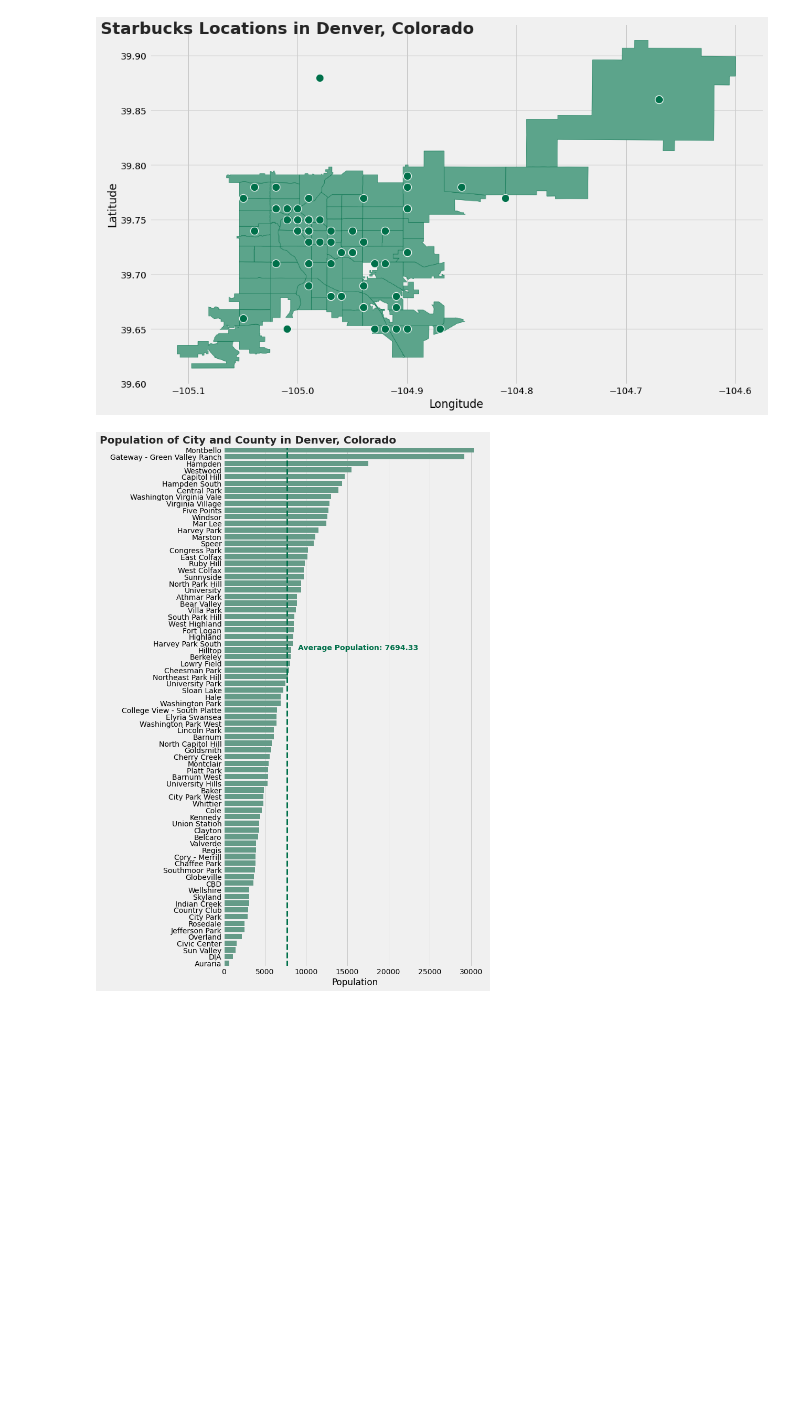
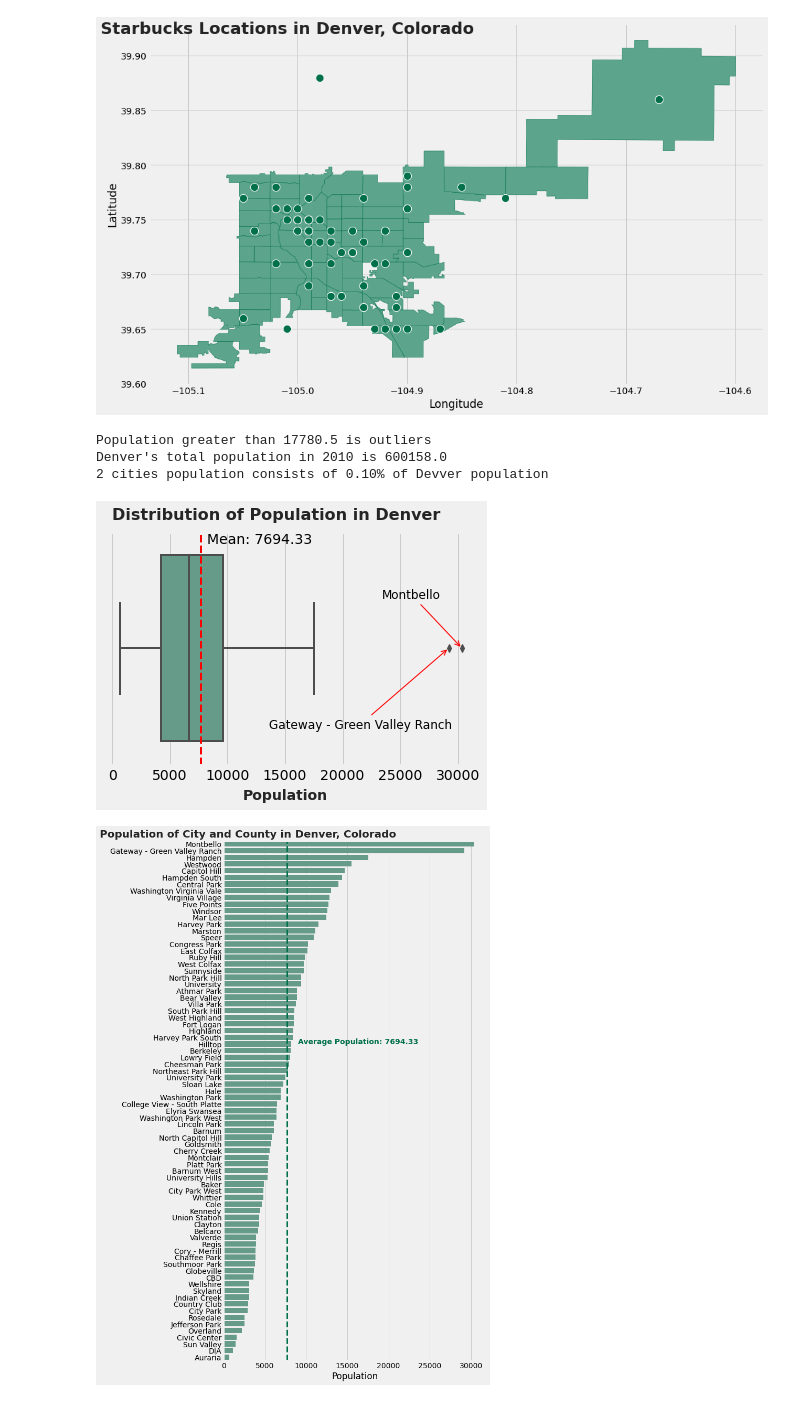
Before and after one commit to MihoRosenberg/Starbucks, a Jupyter notebook: notebook (2).ipynb, the cells around one changed output. Cells and saved outputs as stored; diff of their text form; code cells hidden in the pictures; blank space fills up the shorter version.

```diff
--- a/notebook (2).ipynb
+++ b/notebook (2).ipynb
@@ -206,3 +237,54 @@ ax.text(-105.18, 39.92, "Starbucks Locations in Denver, Colorado", fontsize=25,
+# %%
+# Visualization
+# Boxplot 'POPULATION_2010'
+
+# Get outliers of 'POPULATION_2010' city/county
+_, upper_outliers = get_outliers(census['POPULATION_2010'])
+print(f"Population greater than {upper_outliers} is outliers")
+
+# Get 'NBHD_NAME' and 'POPULATION_2010' for 'upper_outliers'
+outlier_city = census[census['POPULATION_2010'] > upper_outliers].loc[:, ['NBHD_NAME', 'POPULATION_2010']]
+# Sort outlier_city by descending order of 'POPULATION_2010'
+outlier_city.sort_values('POPULATION_2010', ascending=False)
+
+# Get outlier cities' population ratio
+outlier_city_population_ratio = outlier_city['POPULATION_2010'].sum()/ census['POPULATION_2010'].sum()
+print(f"Denver's total population in 2010 is {census['POPULATION_2010'].sum()}")
+print(f"{len(outlier_city)} cities population consists of {outlier_city_population_ratio:.2f}% of Devver population")
+
+plt.style.use('fivethirtyeight')
+fig, ax = plt.subplots(figsize=(6, 4))
+
+# Draw boxplot
+sns.boxplot(census['POPULATION_2010'], ax=ax, color='#5CA48B', linewidth=2)
+# Draw a virtical line representing the average of 'POPULATION_2010'
+avg_population_2010 = census['POPULATION_2010'].mean()
+ax.axvline(avg_population_2010, color='red', ls='--', lw=2)
+ax.annotate(f"Mean: {avg_population_2010:.2f}", xy=(avg_population_2010+500, -0.45))
+
+#Add axis label and title
+ax.set_xlabel("")
+ax.text(0, -0.55, "Distribution of Population in Denver",
+        fontsize=16, weight='bold', color='#252525')
+ax.text(15000, 0.65, "Population",
+        color='#252525', fontsize=14, weight='bold', ha='center')
+
+# Add outliers city/area names
+for i in range(len(outlier_city)):
+        if outlier_city.iloc[i, 0] == "Montbello":
+                h, v = -80, 50
+        if outlier_city.iloc[i, 0] == 'Gateway - Green Valley Ranch':
+                h, v = -180, -80
+        ax.annotate(outlier_city.iloc[i, 0], xy=(outlier_city.iloc[i, 1], 0),
+                xytext=(h, v),
+                arrowprops={"arrowstyle":"->", "color":"#FF0000", "linewidth":1},
+                textcoords="offset points",
+                fontsize=12);
+# %% [output]
+Population greater than 17780.5 is outliers
+Denver's total population in 2010 is 600158.0
+2 cities population consists of 0.10% of Devver population
+[figure, added]
 # %%
 # Visualization 3: Population Barplot
 # 'POPULATION_2010'
```
Also changed, not shown: parts of 32 cells of this notebook, 2 other files.
